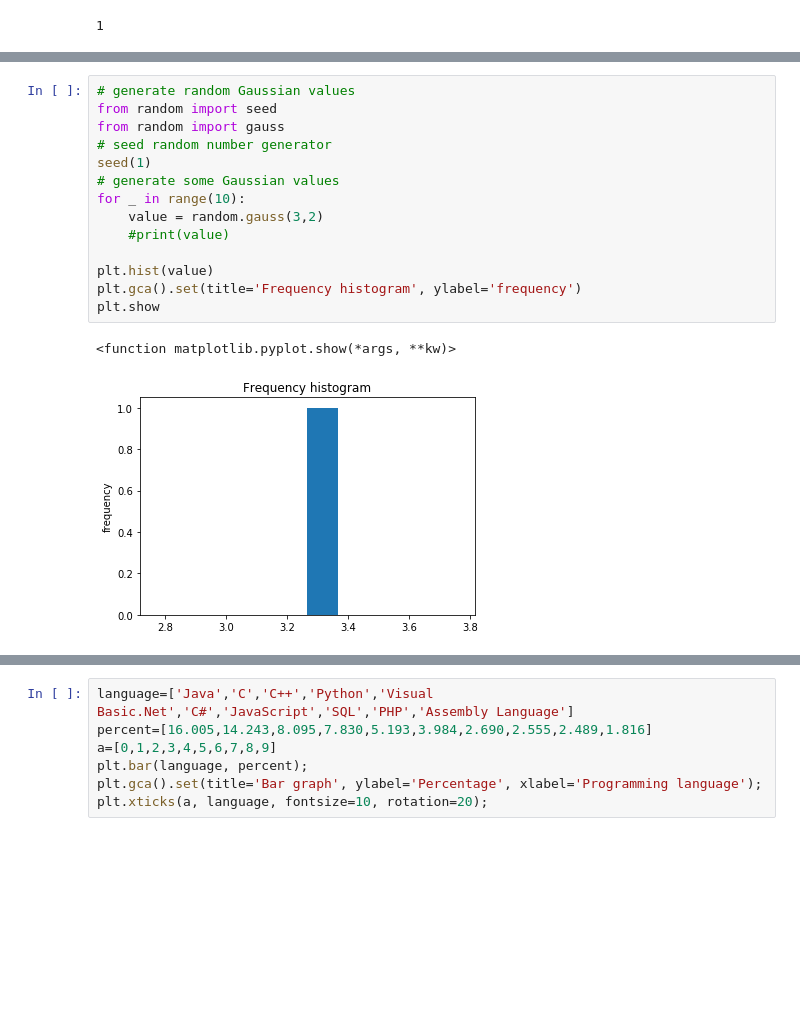
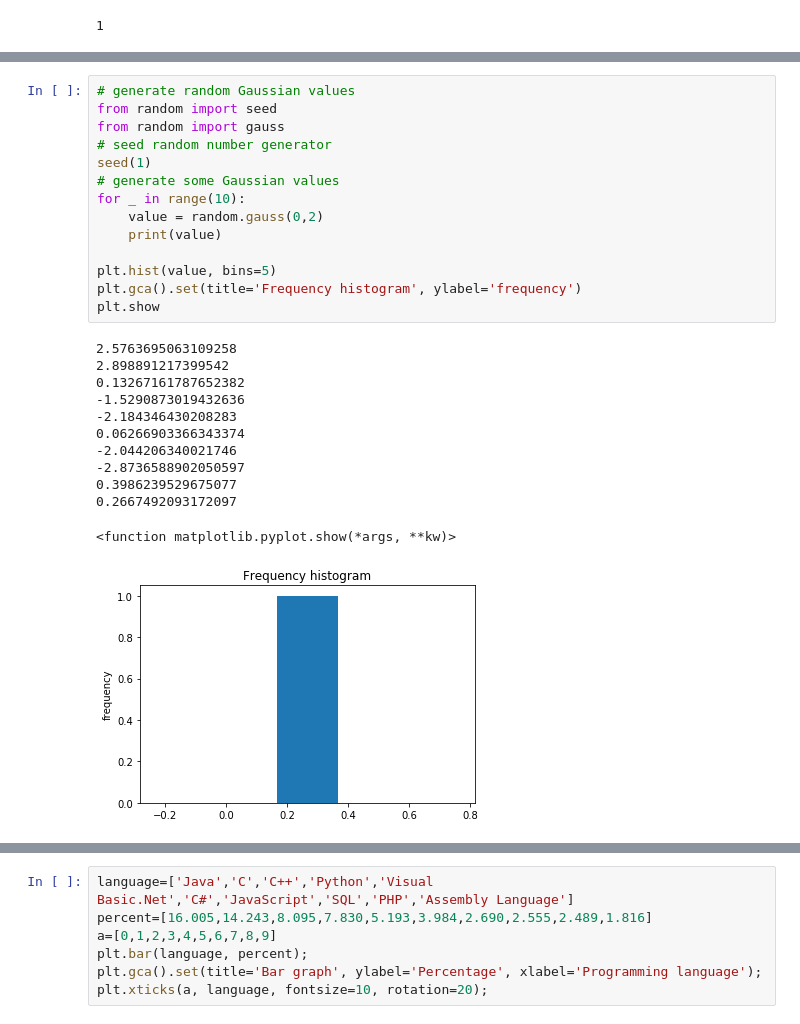
Before and after one commit to rezaindah/informatyka_2019, a Jupyter notebook: may21.ipynb, the cells around one changed output, grey strips where cells are left out. Drawn from its saved outputs; the diff is of its cells as text; blank space fills up the shorter version.

```diff
--- a/may21.ipynb
+++ b/may21.ipynb
@@ -39,20 +38,30 @@ plt.show
 # %%
 # generate random Gaussian values
 from random import seed
 from random import gauss
 # seed random number generator
 seed(1)
 # generate some Gaussian values
 for _ in range(10):
-    value = random.gauss(3,2)
-    #print(value)
+    value = random.gauss(0,2)
+    print(value)
 
-plt.hist(value)
+plt.hist(value, bins=5)
 plt.gca().set(title='Frequency histogram', ylabel='frequency')
 plt.show
 # %% [output]
-<function matplotlib.pyplot.show(*args, **kw)>
+2.5763695063109258
+2.898891217399542
+0.13267161787652382
+-1.5290873019432636
+-2.184346430208283
+0.06266903366343374
+-2.044206340021746
+-2.8736588902050597
+0.3986239529675077
+0.2667492093172097
+<function matplotlib.pyplot.show(*args, **kw)>
-[figure, old version]
+[figure, new version]
 # %%
 # generate random Gaussian values
 from random import seed
```
Also changed, not shown: parts of 4 cells of this notebook, 1 other file.
